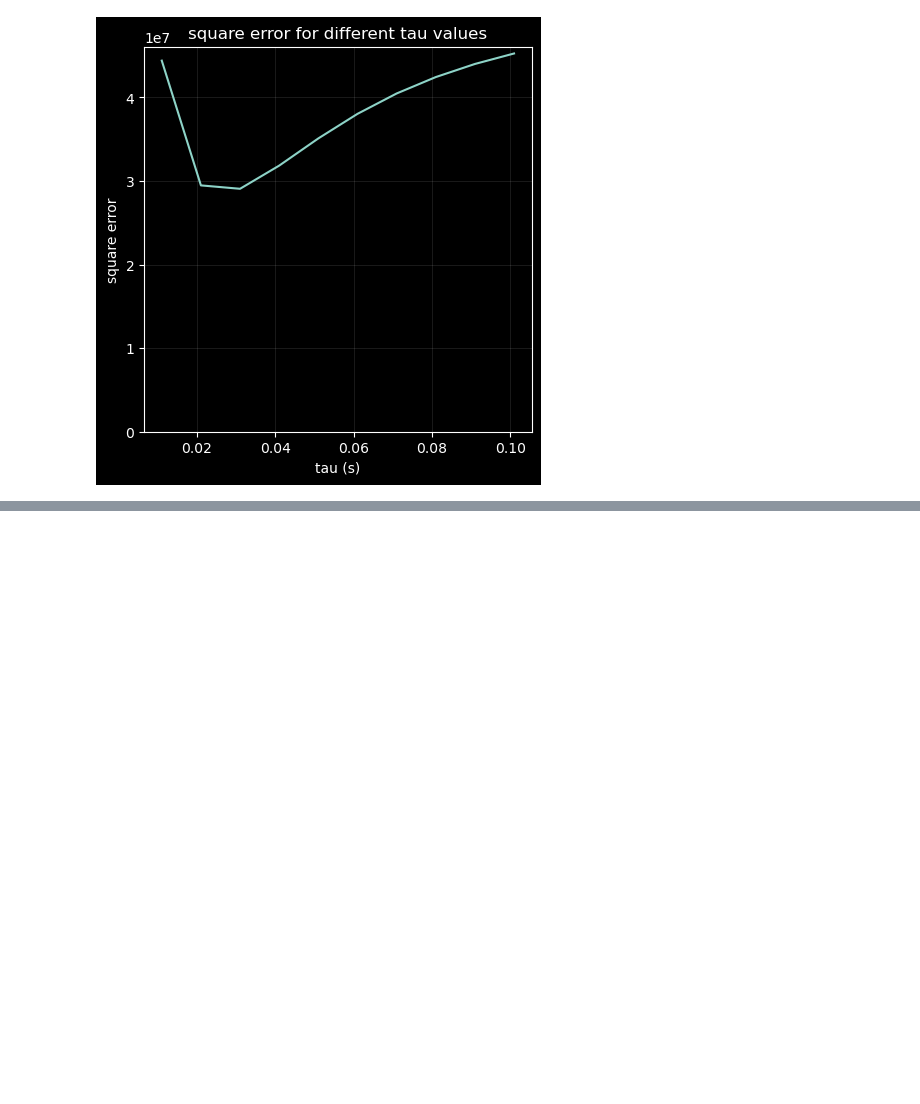
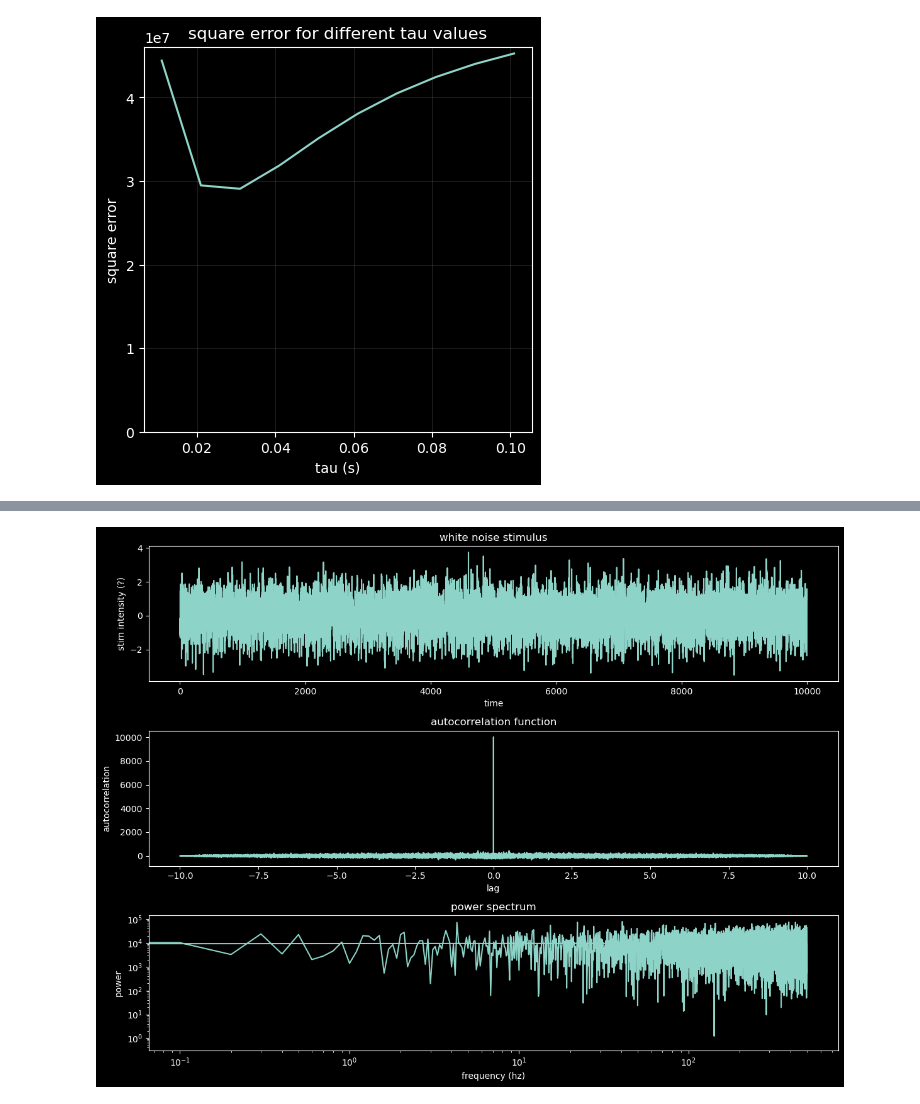
Before and after one commit to polsen99/theoretical_neuroscience, a Jupyter notebook: ch1.ipynb, the cells around one changed output, grey strips where cells are left out. Cells and saved outputs as stored; diff of their text form; code cells hidden in the pictures; blank space fills up the shorter version.

```diff
--- a/ch1.ipynb
+++ b/ch1.ipynb
@@ -426,0 +438,38 @@ Text(0, 0.5, 'square error')
+# %%
+from scipy.fft import fft
+
+# generate stimulus
+dt = 1e-3
+T = 10
+tmax = int(T/dt)
+time_steps = np.arange(0, T, dt)
+white_noise = np.random.normal(0, 1, size=tmax)
+
+# plot
+fig, ax = plt.subplots(3, 1, figsize=(12, 9))
+# plot white noise
+ax[0].plot(white_noise)
+ax[0].set_title('white noise stimulus')
+ax[0].set_xlabel('time')
+ax[0].set_ylabel('stim intensity (?)')
+
+# plot autocorrelation
+autocorr = np.correlate(white_noise, white_noise, mode='full')
+lags = np.arange(-len(white_noise)+1, len(white_noise))
+ax[1].plot(lags*dt, autocorr)
+ax[1].set_xlabel('lag')
+ax[1].set_ylabel('autocorrelation')
+ax[1].set_title('autocorrelation function')
+
+# plot power spectrum
+power_spectrum = np.abs(fft(white_noise)) ** 2
+freqs = np.fft.fftfreq(len(white_noise), d=dt)
+ax[2].loglog(freqs, power_spectrum)
+ax[2].set_title('power spectrum')
+ax[2].set_ylabel('power')
+ax[2].set_xlabel('frequency (hz)')
+
+
+plt.tight_layout()
+# %% [output]
+[figure, added]
```
Also changed, not shown: parts of 5 cells of this notebook.
